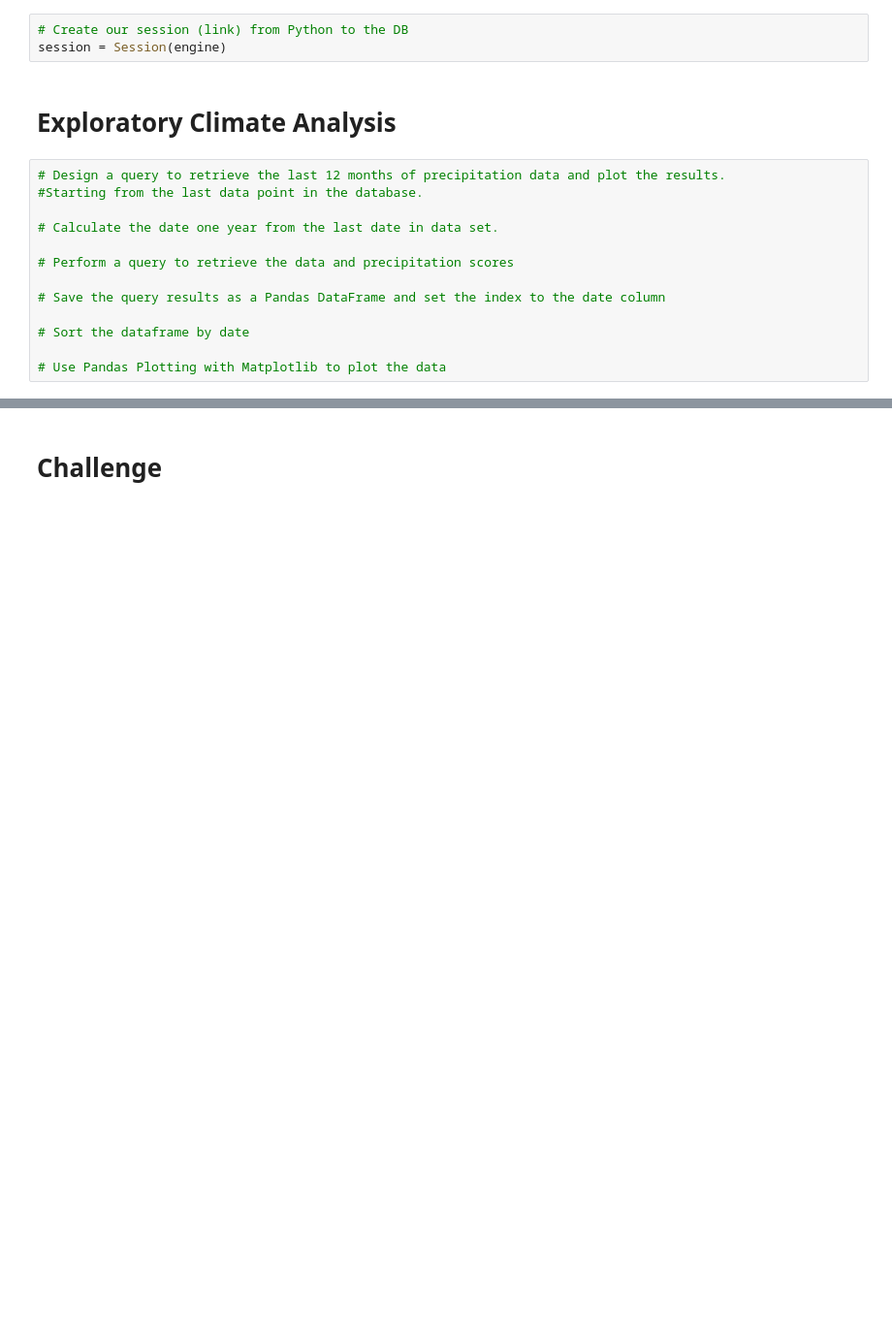
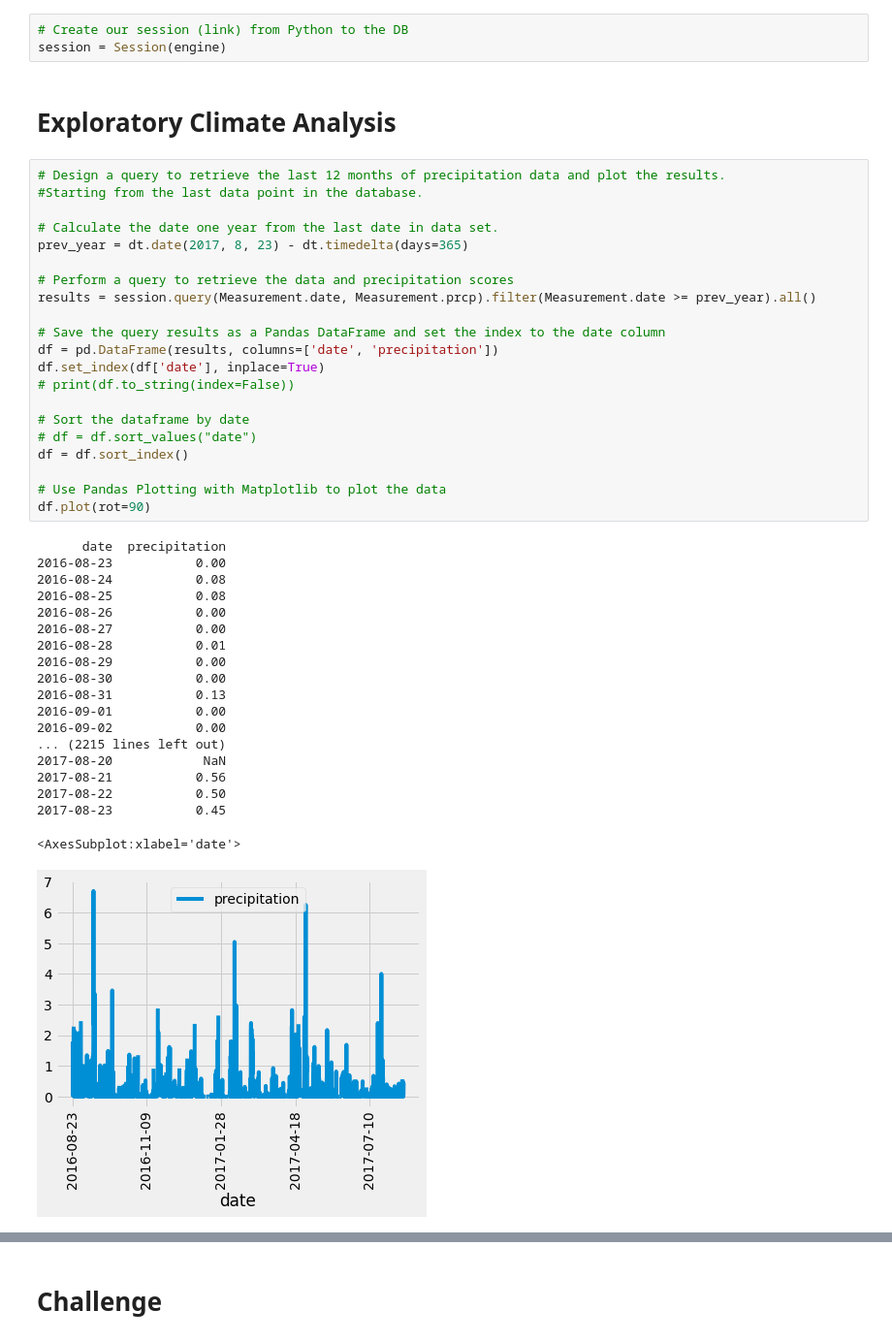
Before and after one commit to cjcheng22/surfs_up, a Jupyter notebook: climate_analysis.ipynb, the cells around one changed output, grey strips where cells are left out. Shown: that part at 97% size. Cells and saved outputs as stored; diff of their text form; blank space fills up the shorter version.

```diff
--- a/climate_analysis.ipynb
+++ b/climate_analysis.ipynb
@@ -40,15 +40,43 @@ session = Session(engine)
 # %%
 # Design a query to retrieve the last 12 months of precipitation data and plot the results.
 #Starting from the last data point in the database.
 
 # Calculate the date one year from the last date in data set.
+prev_year = dt.date(2017, 8, 23) - dt.timedelta(days=365)
 
 # Perform a query to retrieve the data and precipitation scores
+results = session.query(Measurement.date, Measurement.prcp).filter(Measurement.date >= prev_year).all()
 
 # Save the query results as a Pandas DataFrame and set the index to the date column
+df = pd.DataFrame(results, columns=['date', 'precipitation'])
+df.set_index(df['date'], inplace=True)
+# print(df.to_string(index=False))
 
 # Sort the dataframe by date
+# df = df.sort_values("date")
+df = df.sort_index()
 
 # Use Pandas Plotting with Matplotlib to plot the data
+df.plot(rot=90)
+# %% [output]
+      date  precipitation
+2016-08-23           0.00
+2016-08-24           0.08
+2016-08-25           0.08
+2016-08-26           0.00
+2016-08-27           0.00
+2016-08-28           0.01
+2016-08-29           0.00
+2016-08-30           0.00
+2016-08-31           0.13
+2016-09-01           0.00
+2016-09-02           0.00
+... (2215 lines left out)
+2017-08-20            NaN
+2017-08-21           0.56
+2017-08-22           0.50
+2017-08-23           0.45
+<AxesSubplot:xlabel='date'>
+[figure, added]
 # %%
 # Use Pandas to calcualte the summary statistics for the precipitation data
```
Also changed, not shown: parts of 6 cells of this notebook.
